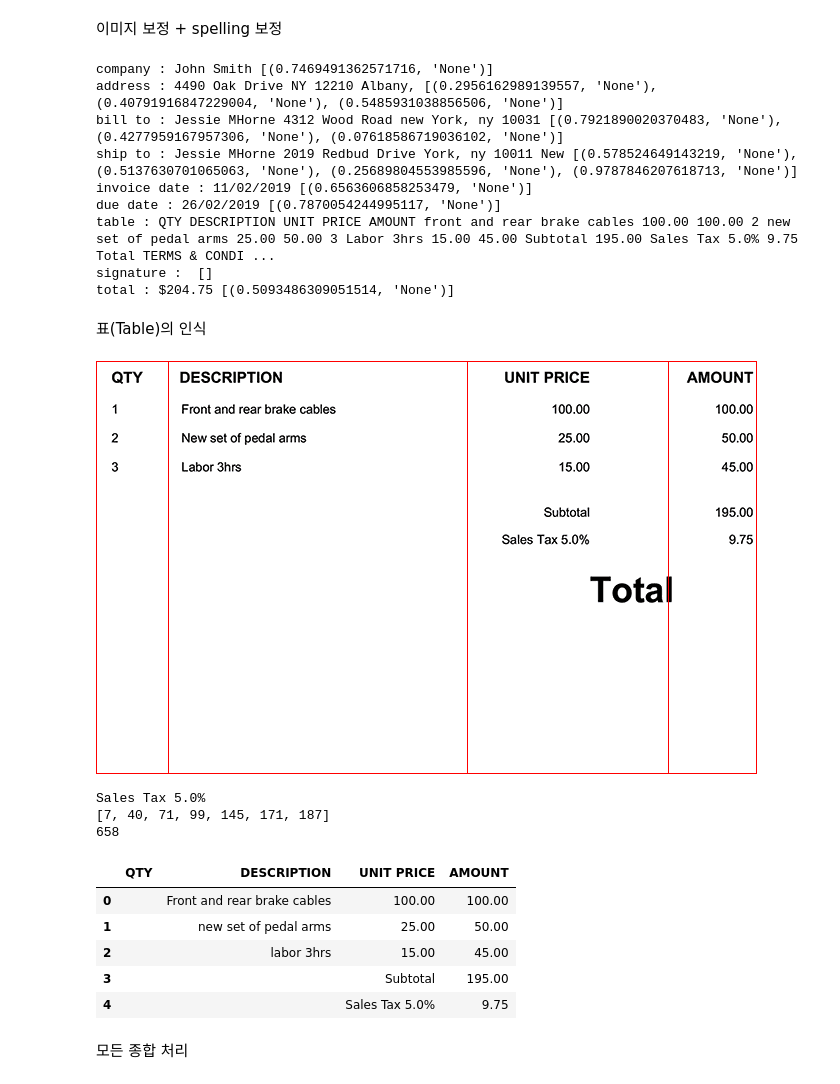
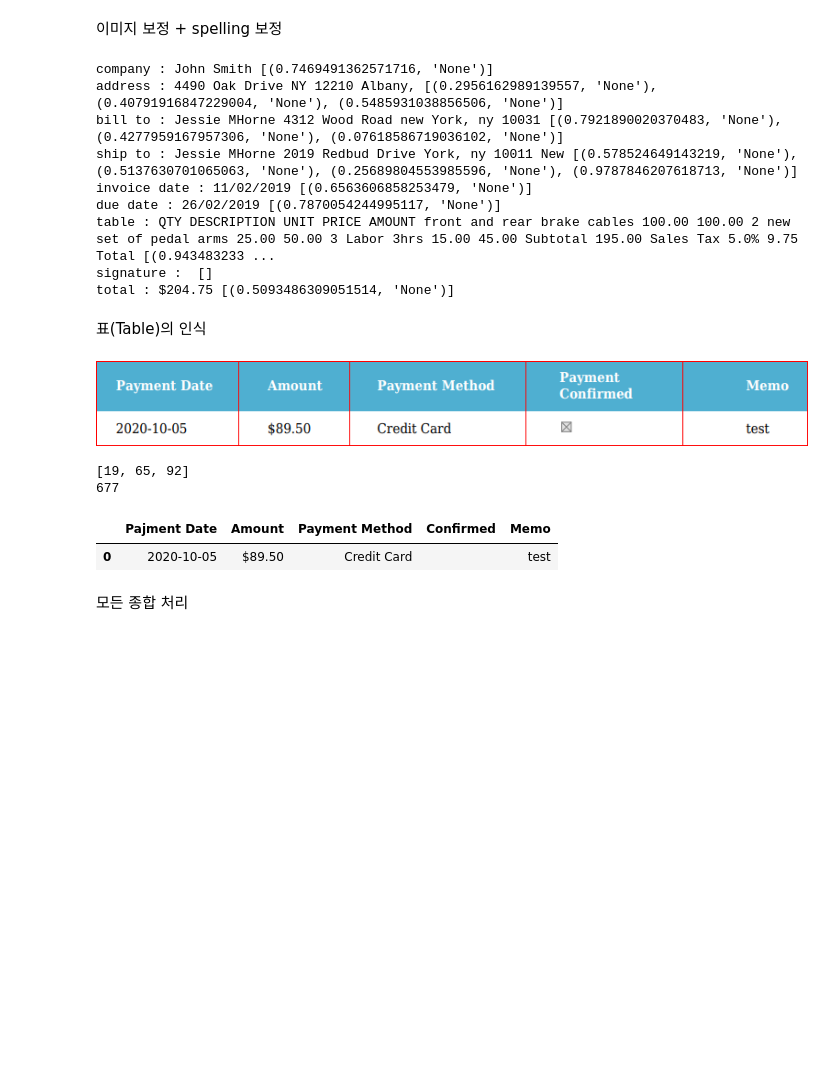
Before and after one commit to dolmani38/OCR, a Jupyter notebook: Untitled19.ipynb, the cells around one changed output. Cells and saved outputs as stored; diff of their text form; code cells hidden in the pictures; blank space fills up the shorter version.

```diff
--- a/Untitled19.ipynb
+++ b/Untitled19.ipynb
@@ -65,23 +71,27 @@ types
 # %% [markdown]
 Invoice의 type을 구분한다.
 # %%
-invoice_type = None
 
-for k in types:
-    # Create a Rectangle patch
-    features = types[k]
-    isT = True
-    for f in features:
-        r = features[f]
-        text_part=im_data[r[1]:r[3],r[0]:r[2],:]
-        result = reader.readtext(text_part,detail=False)
-        print(k,[f],result)
-        if [f] == result:
-            pass
-        else:
-            isT = False
-    if isT:
-        invoice_type = k
+def type_recognition(im_data,types):
+    invoice_type = None
 
+    for k in types:
+        # Create a Rectangle patch
+        features = types[k]
+        isT = True
+        for f in features:
+            r = features[f]
+            text_part=im_data[r[1]:r[3],r[0]:r[2],:]
+            result = reader.readtext(text_part,detail=False)
+            print(k,[f],result)
+            if [f] == result:
+                pass
+            else:
+                isT = False
+        if isT:
+            invoice_type = k
+    return invoice_type
+
+invoice_type = type_recognition(im_data,types)
 print('invoice_type:',invoice_type)
 # %% [output]
@@ -455,7 +470,7 @@ bill to : Jessie MHorne 4312 Wood Road new York, ny 10031 [(0.7921890020370483,
 ship to : Jessie MHorne 2019 Redbud Drive York, ny 10011 New [(0.578524649143219, 'None'), (0.5137630701065063, 'None'), (0.25689804553985596, 'None'), (0.9787846207618713, 'None')]
 invoice date : 11/02/2019 [(0.6563606858253479, 'None')]
 due date : 26/02/2019 [(0.7870054244995117, 'None')]
-table : QTY DESCRIPTION UNIT PRICE AMOUNT front and rear brake cables 100.00 100.00 2 new set of pedal arms 25.00 50.00 3 Labor 3hrs 15.00 45.00 Subtotal 195.00 Sales Tax 5.0% 9.75 Total TERMS & CONDI ...
+table : QTY DESCRIPTION UNIT PRICE AMOUNT front and rear brake cables 100.00 100.00 2 new set of pedal arms 25.00 50.00 3 Labor 3hrs 15.00 45.00 Subtotal 195.00 Sales Tax 5.0% 9.75 Total [(0.943483233 ...
 signature :  []
 total : $204.75 [(0.5093486309051514, 'None')]
 # %% [markdown]
@@ -489,9 +504,9 @@ class TableImage2DataFrame:
         for tr in self.column_rect:
             table_part2 = cv2.rectangle(table_part2, tr[0],tr[1], color, thickness)
 
-        #cv2_imshow(table_part2)
+        cv2_imshow(table_part2)
 
-    def __add_offset(self,yos,offset_range=5):
+    def __add_offset(self,yos,offset_range=15):
 
         allow_add = True
         for ro in self.raw_offset:
@@ -522,7 +537,7 @@ class TableImage2DataFrame:
     def get_table_data(self,scale_percent = 200,rate_threshold=0.4):
         self.__get_rawoffset()
         self.raw_offset.sort()
-        #print(self.raw_offset)
+        print(self.raw_offset)
         data = {}
         for (r0,r1),(r2,r3) in self.column_rect:
             header = ""
@@ -538,21 +553,16 @@ class TableImage2DataFrame:
         df = pd.DataFrame(data)
         return df, max(self.raw_offset) + self.top
 # %%
-tf = TableImage2DataFrame(im_data,pattern_type1['table'])
+tf = TableImage2DataFrame(im_data,pattern_type1['table2'])
 df,ly = tf.get_table_data(scale_percent = 100)
 print(ly)
 df
 # %% [output]
-[figure, old version]
+[figure, new version]
-Sales Tax 5.0%
-[7, 40, 71, 99, 145, 171, 187]
-658
+[19, 65, 92]
+677
-|  | QTY | DESCRIPTION | UNIT PRICE | AMOUNT |
-| 0 |  | Front and rear brake cables | 100.00 | 100.00 |
-| 1 |  | new set of pedal arms | 25.00 | 50.00 |
-| 2 |  | labor 3hrs | 15.00 | 45.00 |
-| 3 |  |  | Subtotal | 195.00 |
-| 4 |  |  | Sales Tax 5.0% | 9.75 |
+|  | Pajment Date | Amount | Payment Method | Confirmed | Memo |
+| 0 | 2020-10-05 | $89.50 | Credit Card |  | test |
 # %% [markdown]
 모든 종합 처리
 # %%
```
Also changed, not shown: parts of 8 cells of this notebook.
